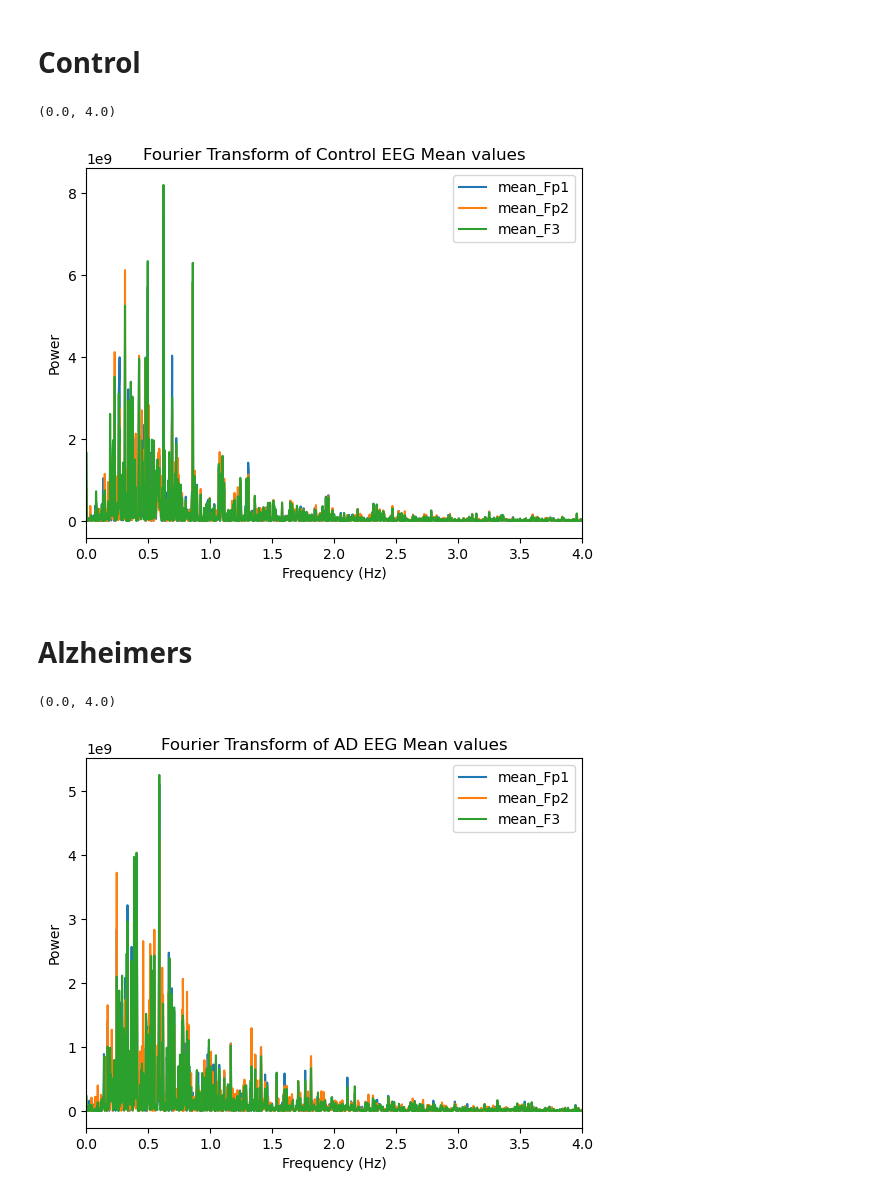
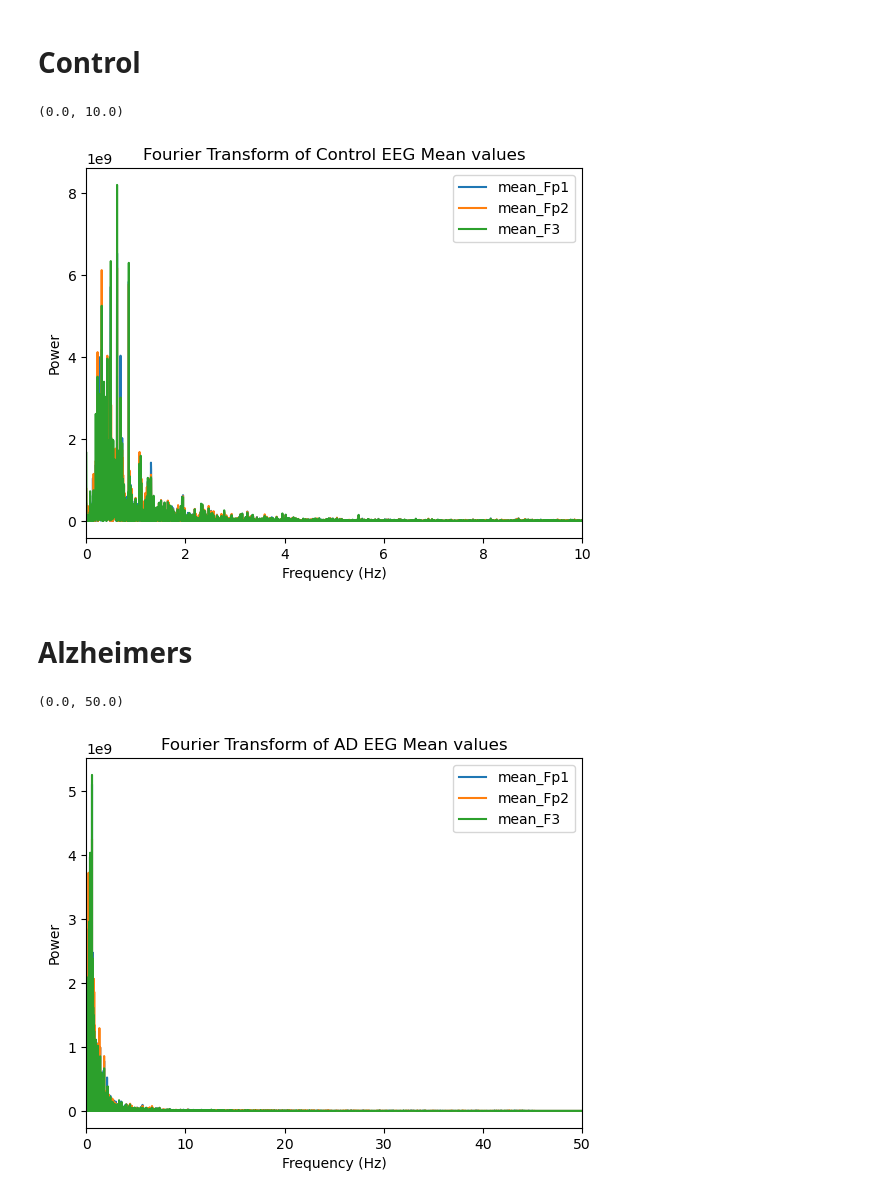
Before and after one commit to GarveyJLi/alzheimers-eeg-classification, a Jupyter notebook: full_data_fft.ipynb, the cells around one changed output. Drawn from its saved outputs; the diff is of its cells as text; code cells hidden in the pictures.

```diff
--- a/full_data_fft.ipynb
+++ b/full_data_fft.ipynb
@@ -55,21 +55,21 @@ plt.title("Fourier Transform of Control EEG Mean values")
 plt.xlabel("Frequency (Hz)")
 plt.ylabel("Power")
 plt.legend()
-plt.xlim(0,4)
+plt.xlim(0,10)
 # %% [output]
-(0.0, 4.0)
+(0.0, 10.0)
-[figure, old version]
+[figure, new version]
 # %% [markdown]
 # Alzheimers
 # %%
 for column in averaged_AD_EEG__FFT_df.columns:
     plt.plot(AD_freqs, np.abs(averaged_AD_EEG__FFT_df[column]**2), label=column)
 
 plt.title("Fourier Transform of AD EEG Mean values")
 plt.xlabel("Frequency (Hz)")
 plt.ylabel("Power")
 plt.legend()
-plt.xlim(0,4)
+plt.xlim(0,50)
 # %% [output]
-(0.0, 4.0)
+(0.0, 50.0)
-[figure, old version]
+[figure, new version]
```
Also changed, not shown: 4 other files.
